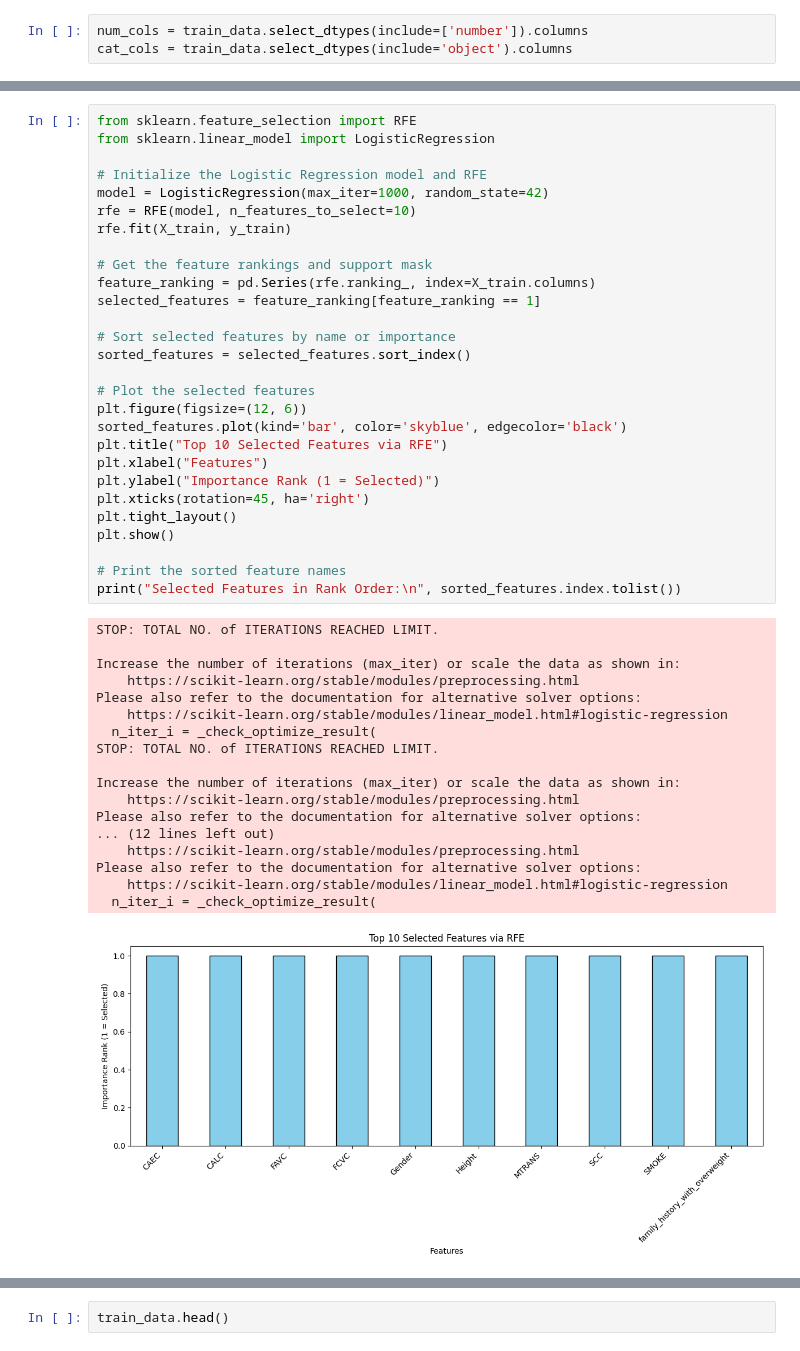
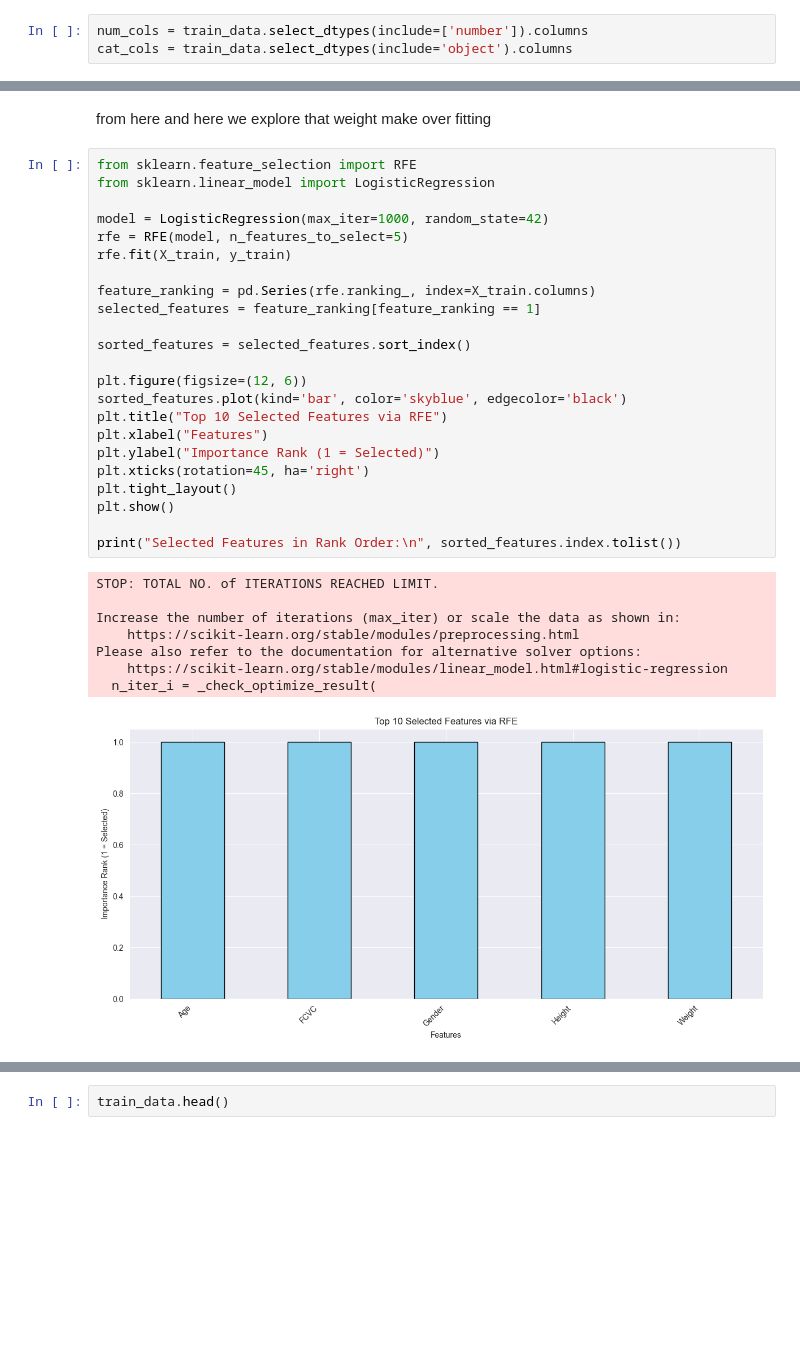
Before and after one commit to Abdallah4Z/Multi-Class-Prediction-of-Obesity-Risk, a Jupyter notebook: model.ipynb, the cells around one changed output, grey strips where cells are left out. Cells and saved outputs as stored; diff of their text form; blank space fills up the shorter version.

```diff
--- a/model.ipynb
+++ b/model.ipynb
@@ -324,48 +373,35 @@ plt.show()
+# %% [markdown]
+from here and here we explore that weight make over fitting
 # %%
 from sklearn.feature_selection import RFE
 from sklearn.linear_model import LogisticRegression
 
-# Initialize the Logistic Regression model and RFE
 model = LogisticRegression(max_iter=1000, random_state=42)
-rfe = RFE(model, n_features_to_select=10)
+rfe = RFE(model, n_features_to_select=5)
 rfe.fit(X_train, y_train)
 
-# Get the feature rankings and support mask
 feature_ranking = pd.Series(rfe.ranking_, index=X_train.columns)
 selected_features = feature_ranking[feature_ranking == 1]
 
-# Sort selected features by name or importance
 sorted_features = selected_features.sort_index()
 
-# Plot the selected features
 plt.figure(figsize=(12, 6))
 sorted_features.plot(kind='bar', color='skyblue', edgecolor='black')
 plt.title("Top 10 Selected Features via RFE")
 plt.xlabel("Features")
 plt.ylabel("Importance Rank (1 = Selected)")
 plt.xticks(rotation=45, ha='right')
 plt.tight_layout()
 plt.show()
 
-# Print the sorted feature names
 print("Selected Features in Rank Order:\n", sorted_features.index.tolist())
 # %% [output]
 STOP: TOTAL NO. of ITERATIONS REACHED LIMIT.
 
 Increase the number of iterations (max_iter) or scale the data as shown in:
     https://scikit-learn.org/stable/modules/preprocessing.html
 Please also refer to the documentation for alternative solver options:
     https://scikit-learn.org/stable/modules/linear_model.html#logistic-regression
   n_iter_i = _check_optimize_result(
-STOP: TOTAL NO. of ITERATIONS REACHED LIMIT.
-
-Increase the number of iterations (max_iter) or scale the data as shown in:
-    https://scikit-learn.org/stable/modules/preprocessing.html
-Please also refer to the documentation for alternative solver options:
-... (12 lines left out)
-    https://scikit-learn.org/stable/modules/preprocessing.html
-Please also refer to the documentation for alternative solver options:
-    https://scikit-learn.org/stable/modules/linear_model.html#logistic-regression
-  n_iter_i = _check_optimize_result(
-[figure, old version]
+[figure, new version]
 Selected Features in Rank Order:
```
Also changed, not shown: parts of 38 cells of this notebook, 33 other files.
